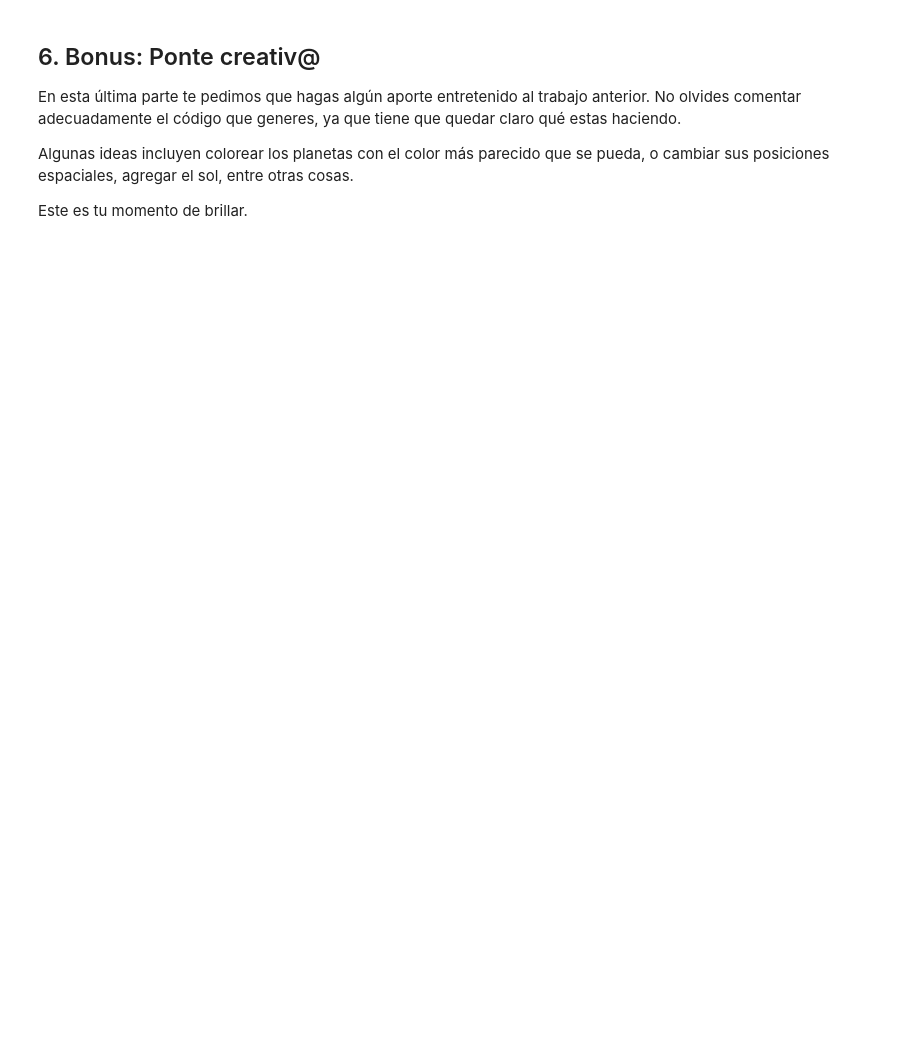
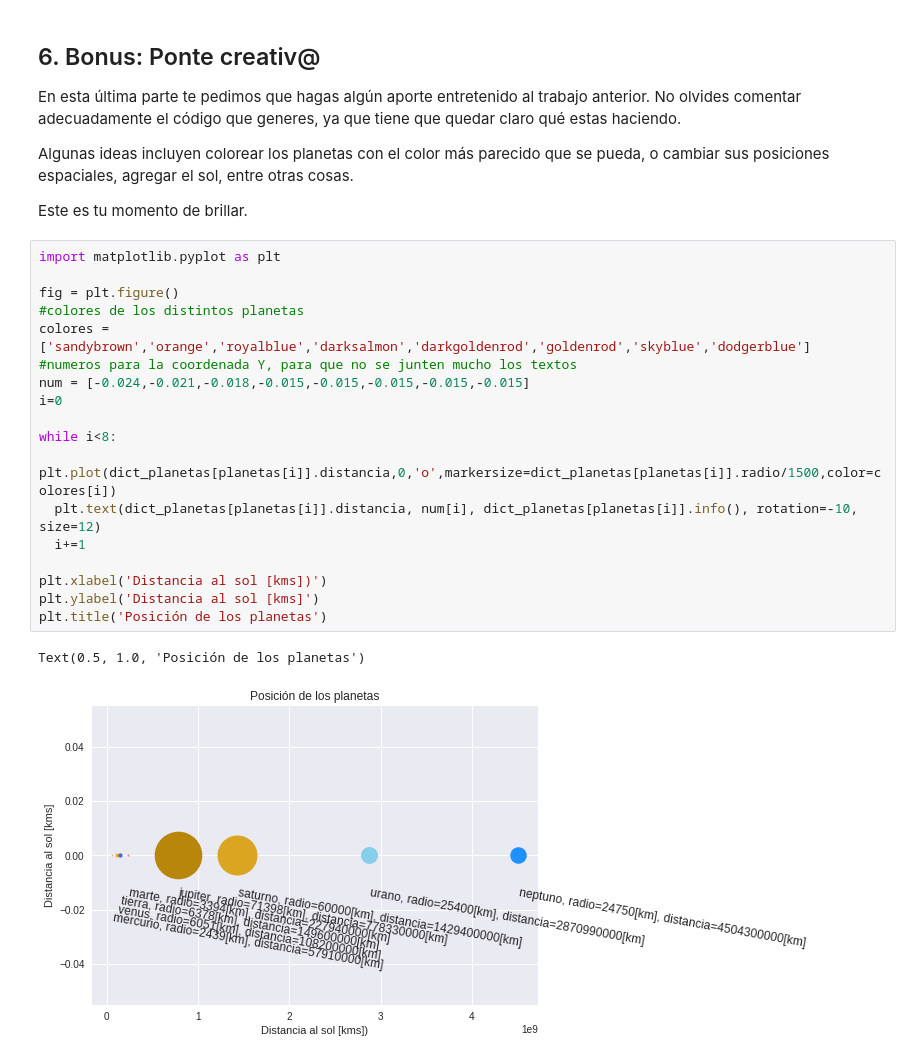
Before and after one commit to diegocorderoa/minitarea1, a Jupyter notebook: minitarea1.ipynb, the cells around one changed output. Drawn from its saved outputs; the diff is of its cells as text; blank space fills up the shorter version.

```diff
--- a/minitarea1.ipynb
+++ b/minitarea1.ipynb
@@ -163,3 +171,24 @@ Algunas ideas incluyen colorear los planetas con el color más parecido que se p
 
 
 Este es tu momento de brillar.
+# %%
+import matplotlib.pyplot as plt
+
+fig = plt.figure()
+#colores de los distintos planetas
+colores = ['sandybrown','orange','royalblue','darksalmon','darkgoldenrod','goldenrod','skyblue','dodgerblue']
+#numeros para la coordenada Y, para que no se junten mucho los textos
+num = [-0.024,-0.021,-0.018,-0.015,-0.015,-0.015,-0.015,-0.015]
+i=0
+
+while i<8:
+  plt.plot(dict_planetas[planetas[i]].distancia,0,'o',markersize=dict_planetas[planetas[i]].radio/1500,color=colores[i])
+  plt.text(dict_planetas[planetas[i]].distancia, num[i], dict_planetas[planetas[i]].info(), rotation=-10, size=12)
+  i+=1
+
+plt.xlabel('Distancia al sol [kms])')
+plt.ylabel('Distancia al sol [kms]')
+plt.title('Posición de los planetas')
+# %% [output]
+Text(0.5, 1.0, 'Posición de los planetas')
+[figure, added]
```
Also changed, not shown: parts of 2 cells of this notebook.
